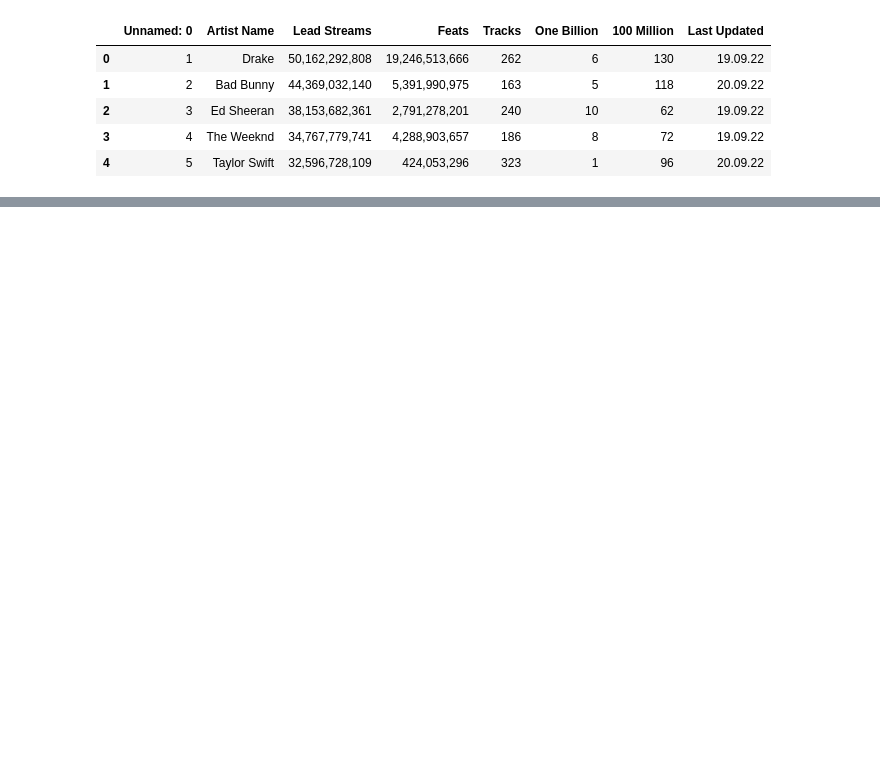
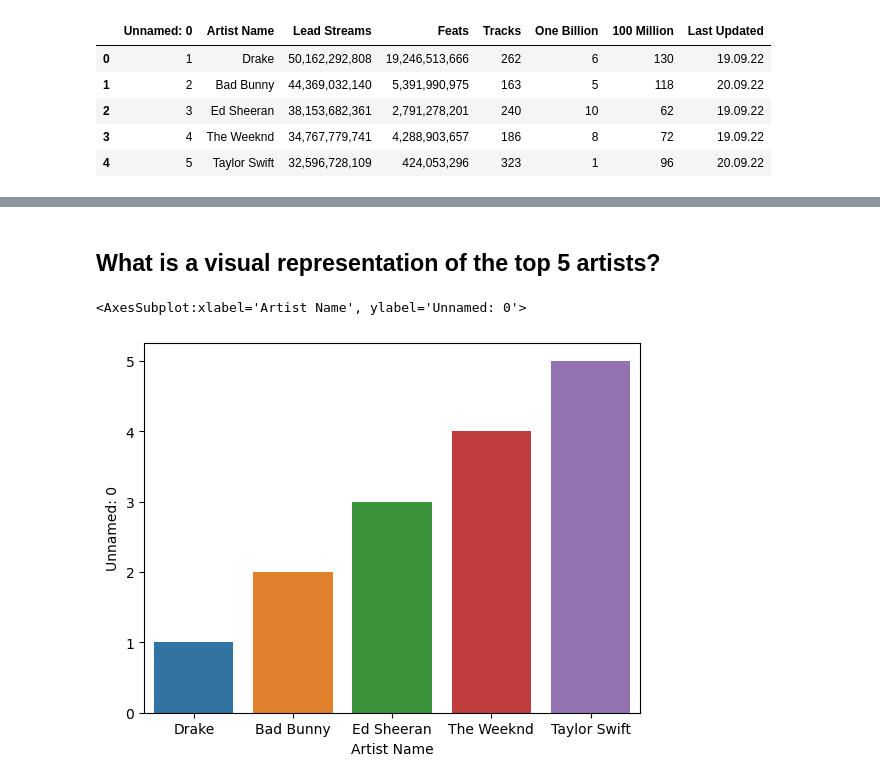
Before and after one commit to PaolaHernandezGodoy/hth_fallprogram, a Jupyter notebook: hth_fallprogram/spotify-data-project1/questionAnswers.ipynb, the cells around one changed output, grey strips where cells are left out. Drawn from its saved outputs; the diff is of its cells as text; code cells hidden in the pictures; blank space fills up the shorter version.

```diff
--- a/hth_fallprogram/spotify-data-project1/questionAnswers.ipynb
+++ b/hth_fallprogram/spotify-data-project1/questionAnswers.ipynb
@@ -76,0 +79,6 @@ ImportError: matplotlib is required for plotting when the default backend "matpl
+# %%
+top_5_artists = spotify_data.groupby('Artist Name').agg({
+    'Unnamed: 0': 'sum'
+}).sort_values('Unnamed: 0', ascending=True)[:5]
+
+top_5_artists
@@ -76,0 +93,11 @@ ImportError: matplotlib is required for plotting when the default backend "matpl
+# %% [markdown]
+## What is a visual representation of the top 5 artists?
+# %%
+sns.barplot(
+    y='Unnamed: 0',
+    x='Artist Name',
+    data=top_5_artists.reset_index(),
+)
+# %% [output]
+<AxesSubplot:xlabel='Artist Name', ylabel='Unnamed: 0'>
+[figure, added]
```
Also changed, not shown: parts of 14 cells of this notebook.
